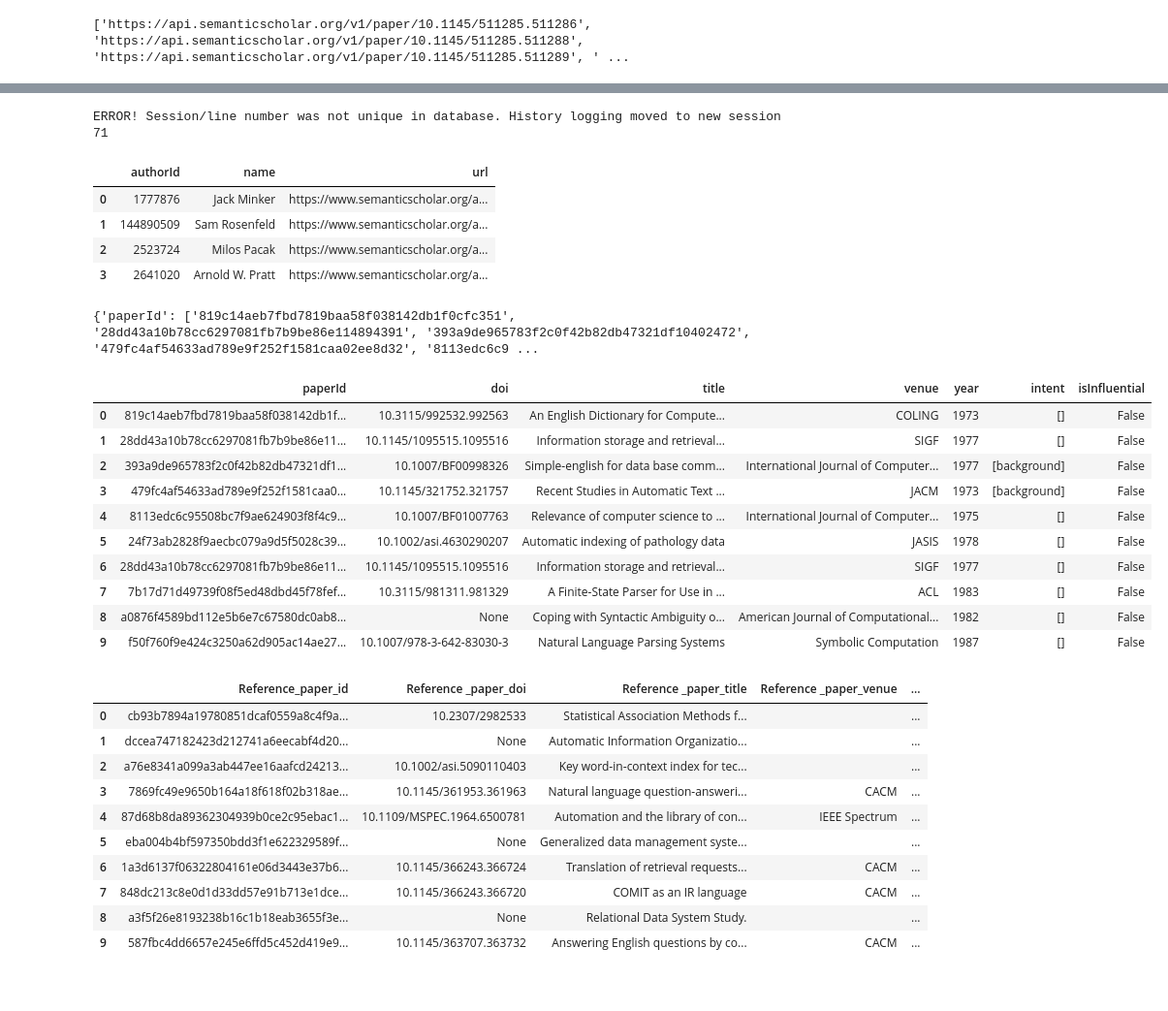
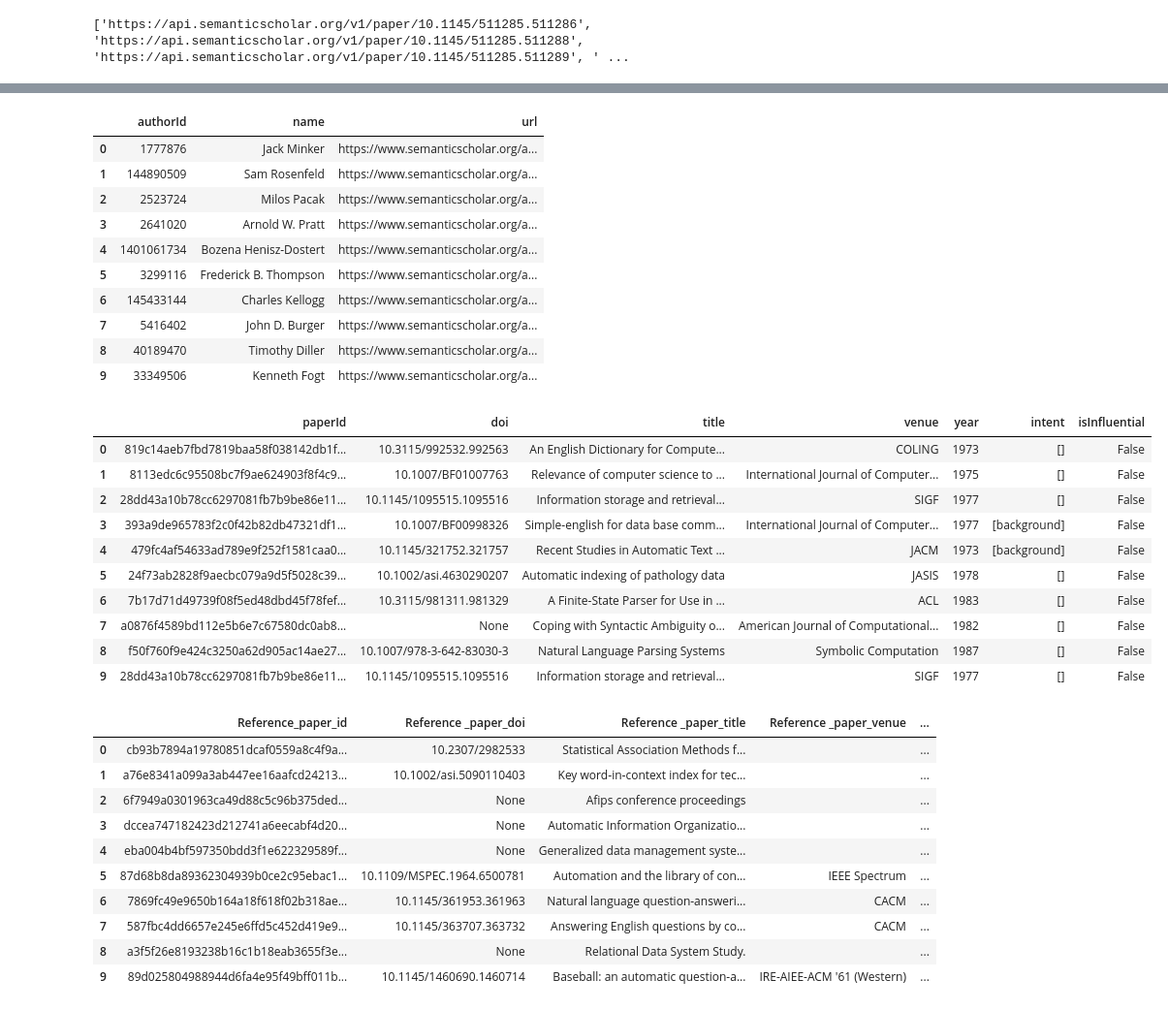
Before and after one commit to manishareddynarayan/Akshitha_INFO5731_Spring2020, a Jupyter notebook: Copy_of_Copy_of_FinalProject.ipynb, the cells around one changed output, grey strips where cells are left out. Shown at 97% size. Cells and saved outputs as stored; diff of their text form; code cells hidden in the pictures.

```diff
--- a/Copy_of_Copy_of_FinalProject.ipynb
+++ b/Copy_of_Copy_of_FinalProject.ipynb
@@ -85,7 +91,7 @@ FieldsOfStudylist = []
 Topiclist = []
 urllist = []
 influentialCitationCountlist = []
-for i in range(20):
+for i in range(136):
   f = open('Article' + str(i) + '.json')
   data = json.load(f)
   venue = data['venue']
@@ -156,7 +162,7 @@ authorurl = []
 #authorrank = []
 #authorinstitution = []
 #authorPublication = []
-for i in range(2):
+for i in range(136):
   f = open('Article' + str(i) + '.json')
   data = json.load(f)
   for value in data['authors']:
@@ -184,12 +190,17 @@ df = pd.DataFrame.from_dict(a, orient='index')
 df1 = df.transpose()
 df1.head(10)
 # %% [output]
-ERROR! Session/line number was not unique in database. History logging moved to new session 71
 |  | authorId | name | url |
 | 0 | 1777876 | Jack Minker | https://www.semanticscholar.org/a... |
 | 1 | 144890509 | Sam Rosenfeld | https://www.semanticscholar.org/a... |
 | 2 | 2523724 | Milos Pacak | https://www.semanticscholar.org/a... |
 | 3 | 2641020 | Arnold W. Pratt | https://www.semanticscholar.org/a... |
+| 4 | 1401061734 | Bozena Henisz-Dostert | https://www.semanticscholar.org/a... |
+| 5 | 3299116 | Frederick B. Thompson | https://www.semanticscholar.org/a... |
+| 6 | 145433144 | Charles Kellogg | https://www.semanticscholar.org/a... |
+| 7 | 5416402 | John D. Burger | https://www.semanticscholar.org/a... |
+| 8 | 40189470 | Timothy Diller | https://www.semanticscholar.org/a... |
+| 9 | 33349506 | Kenneth Fogt | https://www.semanticscholar.org/a... |
 # %%
 #table 3
 import json
@@ -202,51 +213,49 @@ citingvenue = []
 citingyear = []
 citingintent = []
 citinginfluential = []
-for i in range(10):
+for i in range(136):
   f = open('Article' + str(i) + '.json')
   data = json.load(f)
   for value in data['citations']:
     paperId = value['paperId']
     citingpaperId.append(paperId)
     #print(paperId)
     doi = value['doi']
     citingdoi.append(doi)
     #print(doi)
     title = value['title']
     citingtitle.append(title)
     #print(title)
     venue = value['venue']
     citingvenue.append(venue)
     #print(venue)
     year = value['year']
     citingyear.append(year)
     #print(year)
     intent = value['intent']
     citingintent.append(intent)
     #print(intent)
     isInfluential = value['isInfluential']
     citinginfluential.append(isInfluential)
     #print(isInfluential)
 a = {'paperId' : citingpaperId ,'doi' : citingdoi ,'title' : citingtitle ,
      'venue' :citingvenue, 'year': citingyear,
      'intent' : citingintent,'isInfluential' : citinginfluential}
-print(a)
 df = pd.DataFrame.from_dict(a, orient='index')
 df1 = df.transpose()
 df1.head(10)
 # %% [output]
-{'paperId': ['819c14aeb7fbd7819baa58f038142db1f0cfc351', '28dd43a10b78cc6297081fb7b9be86e114894391', '393a9de965783f2c0f42b82db47321df10402472', '479fc4af54633ad789e9f252f1581caa02ee8d32', '8113edc6c9 ...
 |  | paperId | doi | title | venue | year | intent | isInfluential |
 | 0 | 819c14aeb7fbd7819baa58f038142db1f... | 10.3115/992532.992563 | An English Dictionary for Compute... | COLING | 1973 | [] | False |
-| 1 | 28dd43a10b78cc6297081fb7b9be86e11... | 10.1145/1095515.1095516 | Information storage and retrieval... | SIGF | 1977 | [] | False |
-| 2 | 393a9de965783f2c0f42b82db47321df1... | 10.1007/BF00998326 | Simple-english for data base comm... | International Journal of Computer... | 1977 | [background] | False |
-| 3 | 479fc4af54633ad789e9f252f1581caa0... | 10.1145/321752.321757 | Recent Studies in Automatic Text ... | JACM | 1973 | [background] | False |
-| 4 | 8113edc6c95508bc7f9ae624903f8f4c9... | 10.1007/BF01007763 | Relevance of computer science to ... | International Journal of Computer... | 1975 | [] | False |
+| 1 | 8113edc6c95508bc7f9ae624903f8f4c9... | 10.1007/BF01007763 | Relevance of computer science to ... | International Journal of Computer... | 1975 | [] | False |
+| 2 | 28dd43a10b78cc6297081fb7b9be86e11... | 10.1145/1095515.1095516 | Information storage and retrieval... | SIGF | 1977 | [] | False |
+| 3 | 393a9de965783f2c0f42b82db47321df1... | 10.1007/BF00998326 | Simple-english for data base comm... | International Journal of Computer... | 1977 | [background] | False |
+| 4 | 479fc4af54633ad789e9f252f1581caa0... | 10.1145/321752.321757 | Recent Studies in Automatic Text ... | JACM | 1973 | [background] | False |
 | 5 | 24f73ab2828f9aecbc079a9d5f5028c39... | 10.1002/asi.4630290207 | Automatic indexing of pathology data | JASIS | 1978 | [] | False |
-| 6 | 28dd43a10b78cc6297081fb7b9be86e11... | 10.1145/1095515.1095516 | Information storage and retrieval... | SIGF | 1977 | [] | False |
-| 7 | 7b17d71d49739f08f5ed48dbd45f78fef... | 10.3115/981311.981329 | A Finite-State Parser for Use in ... | ACL | 1983 | [] | False |
-| 8 | a0876f4589bd112e5b6e7c67580dc0ab8... | None | Coping with Syntactic Ambiguity o... | American Journal of Computational... | 1982 | [] | False |
-| 9 | f50f760f9e424c3250a62d905ac14ae27... | 10.1007/978-3-642-83030-3 | Natural Language Parsing Systems | Symbolic Computation | 1987 | [] | False |
+| 6 | 7b17d71d49739f08f5ed48dbd45f78fef... | 10.3115/981311.981329 | A Finite-State Parser for Use in ... | ACL | 1983 | [] | False |
+| 7 | a0876f4589bd112e5b6e7c67580dc0ab8... | None | Coping with Syntactic Ambiguity o... | American Journal of Computational... | 1982 | [] | False |
+| 8 | f50f760f9e424c3250a62d905ac14ae27... | 10.1007/978-3-642-83030-3 | Natural Language Parsing Systems | Symbolic Computation | 1987 | [] | False |
+| 9 | 28dd43a10b78cc6297081fb7b9be86e11... | 10.1145/1095515.1095516 | Information storage and retrieval... | SIGF | 1977 | [] | False |
 # %%
 #table 4
 import re
@@ -257,7 +266,7 @@ Referencepapervenuelist = []
 Referencepaperyearlist = []
 Isinfluentiallist = []
 Intentlist = []
-for i in range(1):
+for i in range(136):
   f = open('Article' + str(i) + '.json')
   data = json.load(f)
   for value in data['references']:
@@ -284,12 +293,12 @@ df1.head(10)
 # %% [output]
 |  | Reference_paper_id | Reference _paper_doi | Reference _paper_title | Reference _paper_venue | ... |
 | 0 | cb93b7894a19780851dcaf0559a8c4f9a... | 10.2307/2982533 | Statistical Association Methods f... |  | ... |
-| 1 | dccea747182423d212741a6eecabf4d20... | None | Automatic Information Organizatio... |  | ... |
-| 2 | a76e8341a099a3ab447ee16aafcd24213... | 10.1002/asi.5090110403 | Key word‐in‐context index for tec... |  | ... |
-| 3 | 7869fc49e9650b164a18f618f02b318ae... | 10.1145/361953.361963 | Natural language question-answeri... | CACM | ... |
-| 4 | 87d68b8da89362304939b0ce2c95ebac1... | 10.1109/MSPEC.1964.6500781 | Automation and the library of con... | IEEE Spectrum | ... |
-| 5 | eba004b4bf597350bdd3f1e622329589f... | None | Generalized data management syste... |  | ... |
-| 6 | 1a3d6137f06322804161e06d3443e37b6... | 10.1145/366243.366724 | Translation of retrieval requests... | CACM | ... |
-| 7 | 848dc213c8e0d1d33dd57e91b713e1dce... | 10.1145/366243.366720 | COMIT as an IR language | CACM | ... |
+| 1 | a76e8341a099a3ab447ee16aafcd24213... | 10.1002/asi.5090110403 | Key word‐in‐context index for tec... |  | ... |
+| 2 | 6f7949a0301963ca49d88c5c96b375ded... | None | Afips conference proceedings |  | ... |
+| 3 | dccea747182423d212741a6eecabf4d20... | None | Automatic Information Organizatio... |  | ... |
+| 4 | eba004b4bf597350bdd3f1e622329589f... | None | Generalized data management syste... |  | ... |
+| 5 | 87d68b8da89362304939b0ce2c95ebac1... | 10.1109/MSPEC.1964.6500781 | Automation and the library of con... | IEEE Spectrum | ... |
+| 6 | 7869fc49e9650b164a18f618f02b318ae... | 10.1145/361953.361963 | Natural language question-answeri... | CACM | ... |
+| 7 | 587fbc4dd6657e245e6ffd5c452d419e9... | 10.1145/363707.363732 | Answering English questions by co... | CACM | ... |
 | 8 | a3f5f26e8193238b16c1b18eab3655f3e... | None | Relational Data System Study. |  | ... |
-| 9 | 587fbc4dd6657e245e6ffd5c452d419e9... | 10.1145/363707.363732 | Answering English questions by co... | CACM | ... |
+| 9 | 89d025804988944d6fa4e95f49bff011b... | 10.1145/1460690.1460714 | Baseball: an automatic question-a... | IRE-AIEE-ACM '61 (Western) | ... |
```
Also changed, not shown: parts of 3 cells of this notebook.
